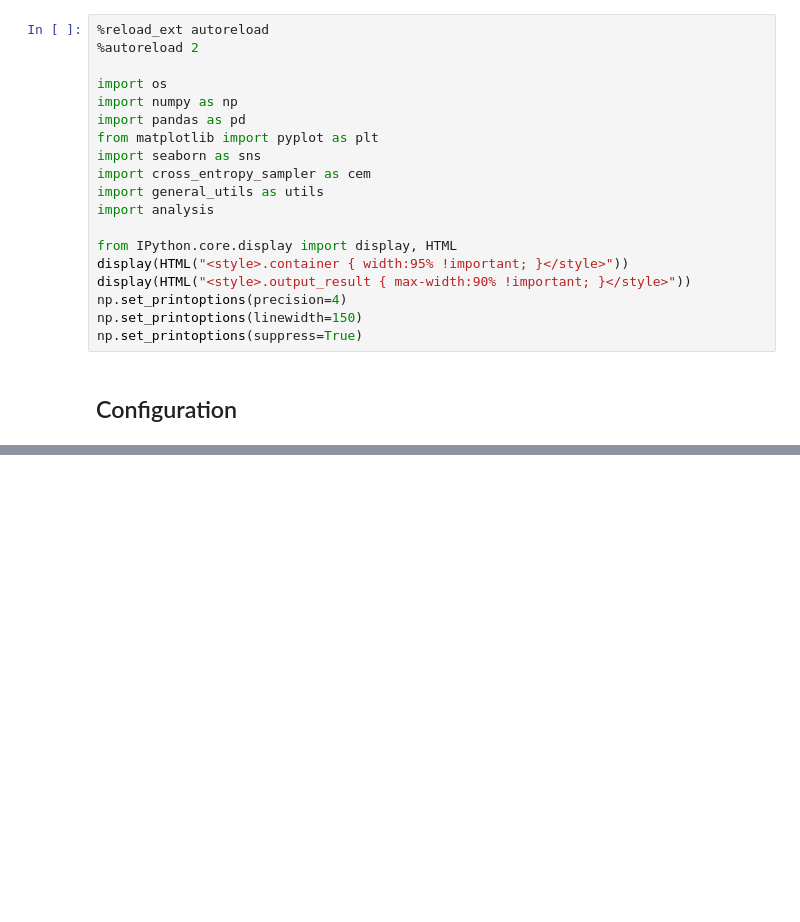
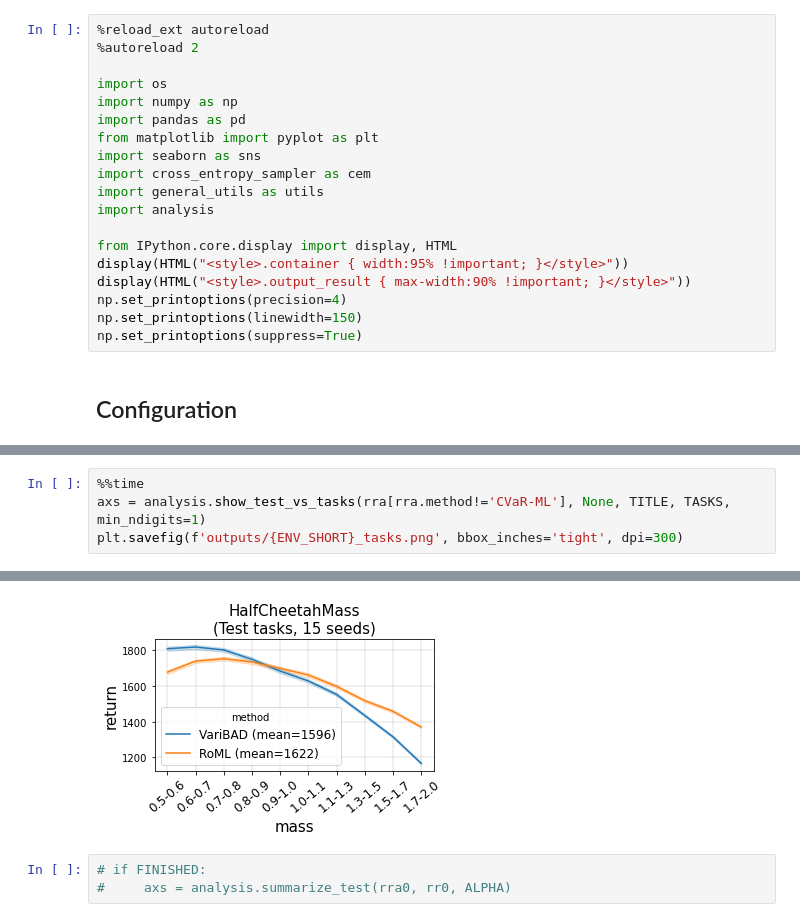
Before and after one commit to ido90/RobustMetaRL, a Jupyter notebook: HalfCheetahMass.ipynb, the cells around one changed output, grey strips where cells are left out. Cells and saved outputs as stored; diff of their text form; blank space fills up the shorter version.

```diff
--- a/HalfCheetahMass.ipynb
+++ b/HalfCheetahMass.ipynb
@@ -41,0 +75,5 @@ SMOOTH = 20
+# %%
+%%time
+axs = analysis.show_test_vs_tasks(rra[rra.method!='CVaR-ML'], None, TITLE, TASKS, min_ndigits=1)
+plt.savefig(f'outputs/{ENV_SHORT}_tasks.png', bbox_inches='tight', dpi=300)
+# %% [output]
@@ -41,0 +83,4 @@ SMOOTH = 20
+[figure, added]
+# %%
+# if FINISHED:
+#     axs = analysis.summarize_test(rra0, rr0, ALPHA)
```
Also changed, not shown: parts of 33 cells of this notebook, 3 other files.
